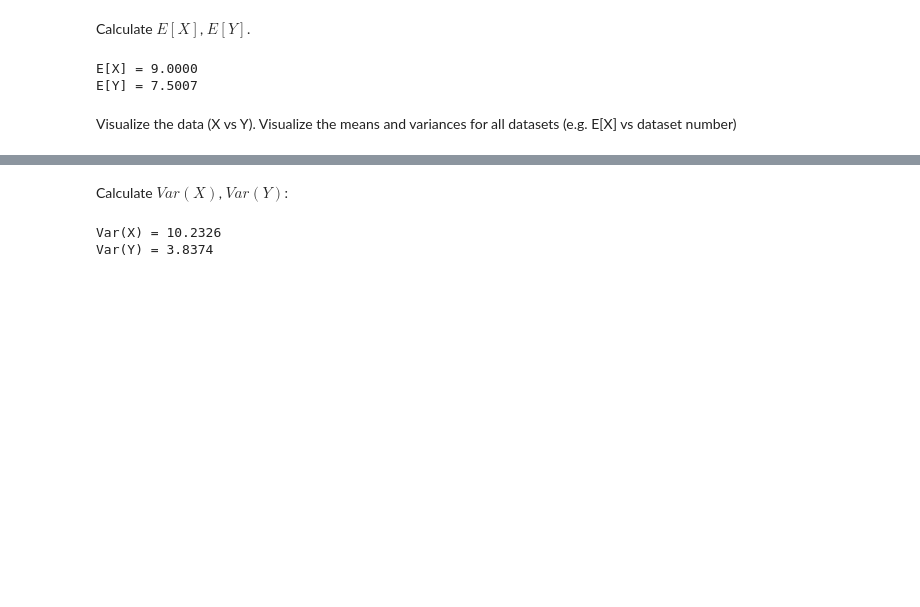
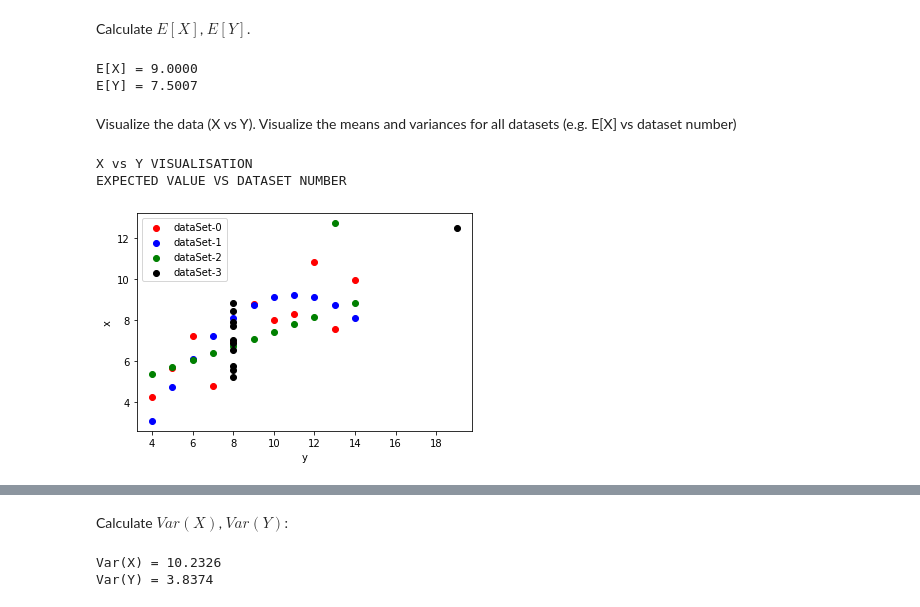
Before and after one commit to kmiec96/Modern-data-science, a Jupyter notebook: ML_2021_set4.ipynb, the cells around one changed output, grey strips where cells are left out. Cells and saved outputs as stored; diff of their text form; code cells hidden in the pictures; blank space fills up the shorter version.

```diff
--- a/ML_2021_set4.ipynb
+++ b/ML_2021_set4.ipynb
@@ -227,3 +242,25 @@ E[X] = 9.0000
 E[Y] = 7.5007
 # %% [markdown]
 Visualize the data (X vs Y). Visualize the means and variances for all datasets (e.g. E[X] vs dataset number)
+# %%
+print("X vs Y VISUALISATION")
+
+data1 = data[data['dataSet']==0]
+data2 = data[data['dataSet']==1]
+data3 = data[data['dataSet']==2]
+data4 = data[data['dataSet']==3]
+
+print("EXPECTED VALUE VS DATASET NUMBER")
+plt.scatter(data1["x"], data1["y"], label="dataSet-0", color = "red")
+plt.scatter(data2["x"], data2["y"], label="dataSet-1", color = "blue")
+plt.scatter(data3["x"], data3["y"], label="dataSet-2", color = "green")
+plt.scatter(data4["x"], data4["y"], label="dataSet-3", color = "black")
+
+plt.xlabel("y")
+plt.ylabel("x")
+plt.legend()
+plt.show()
+# %% [output]
+X vs Y VISUALISATION
+EXPECTED VALUE VS DATASET NUMBER
+[figure, added]
```
Also changed, not shown: parts of 6 cells of this notebook.
